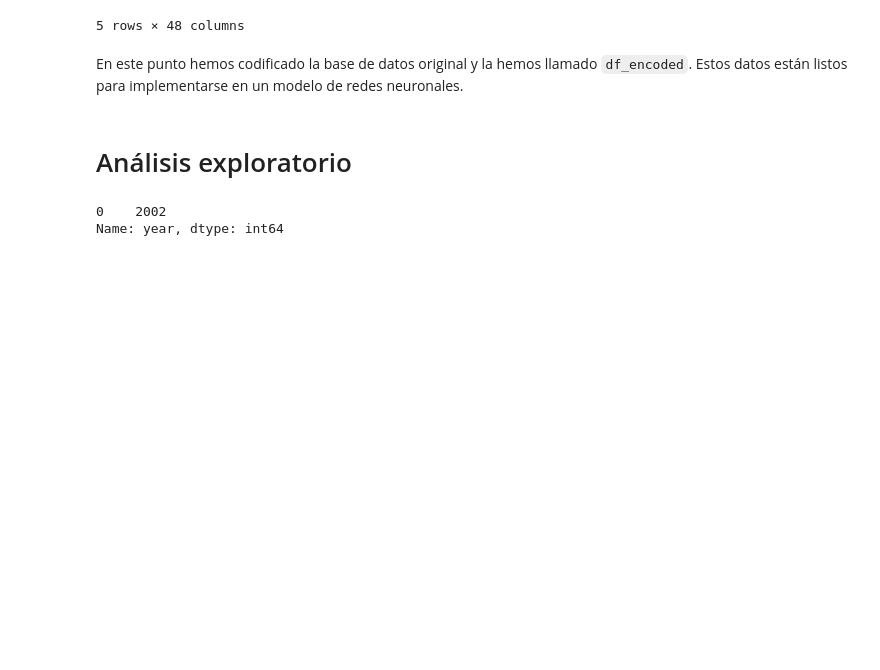
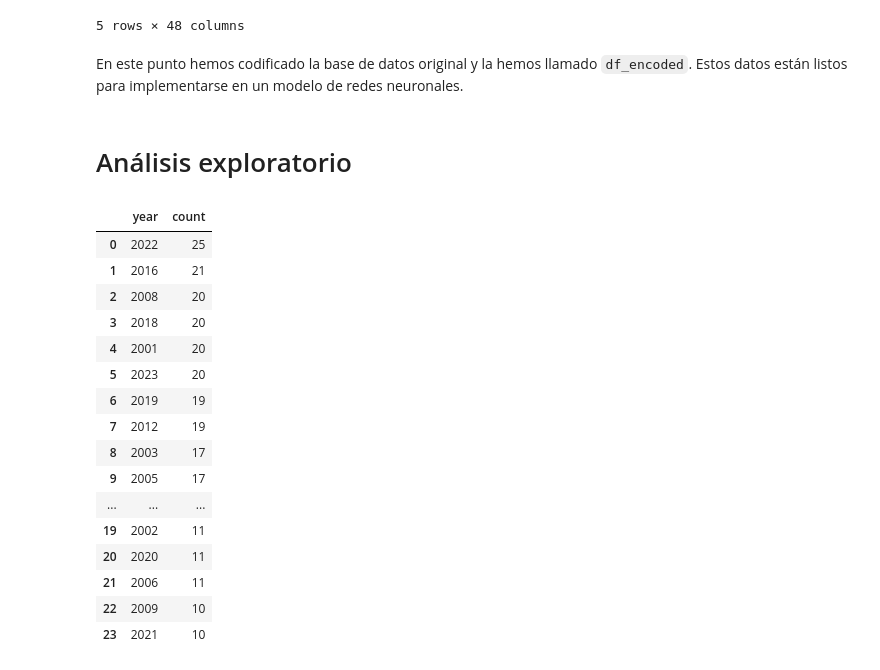
Before and after one commit to sirlluis/machine-learing-porfolio, a Jupyter notebook: car_price_prediction/notebook.ipynb, the cells around one changed output. Saved outputs shown, nothing was run; the diff lists cells and outputs as text; code cells hidden in the pictures; blank space fills up the shorter version.

```diff
--- a/car_price_prediction/notebook.ipynb
+++ b/car_price_prediction/notebook.ipynb
@@ -223,7 +223,24 @@ for i, j in zip(categoric_df.values(), categoric_df.keys()):
 year_freq=df['year'].value_counts().reset_index()
 px.bar(year_freq, x=year_freq['year'], y=year_freq['count'], title='Frecuencia por años')
 # %%
-df[df['brand']=='Tesla']['year'].mode()
+toyota_cars=df[df['brand']=='Toyota']['year'].value_counts().reset_index()
-# %% [output]
-0    2002
-Name: year, dtype: int64
+# %%
+toyota_cars
+# %% [output]
+|  | year | count |
+| 0 | 2022 | 25 |
+| 1 | 2016 | 21 |
+| 2 | 2008 | 20 |
+| 3 | 2018 | 20 |
+| 4 | 2001 | 20 |
+| 5 | 2023 | 20 |
+| 6 | 2019 | 19 |
+| 7 | 2012 | 19 |
+| 8 | 2003 | 17 |
+| 9 | 2005 | 17 |
+| ... | ... | ... |
+| 19 | 2002 | 11 |
+| 20 | 2020 | 11 |
+| 21 | 2006 | 11 |
+| 22 | 2009 | 10 |
+| 23 | 2021 | 10 |
```
Also changed, not shown: parts of 5 cells of this notebook.
